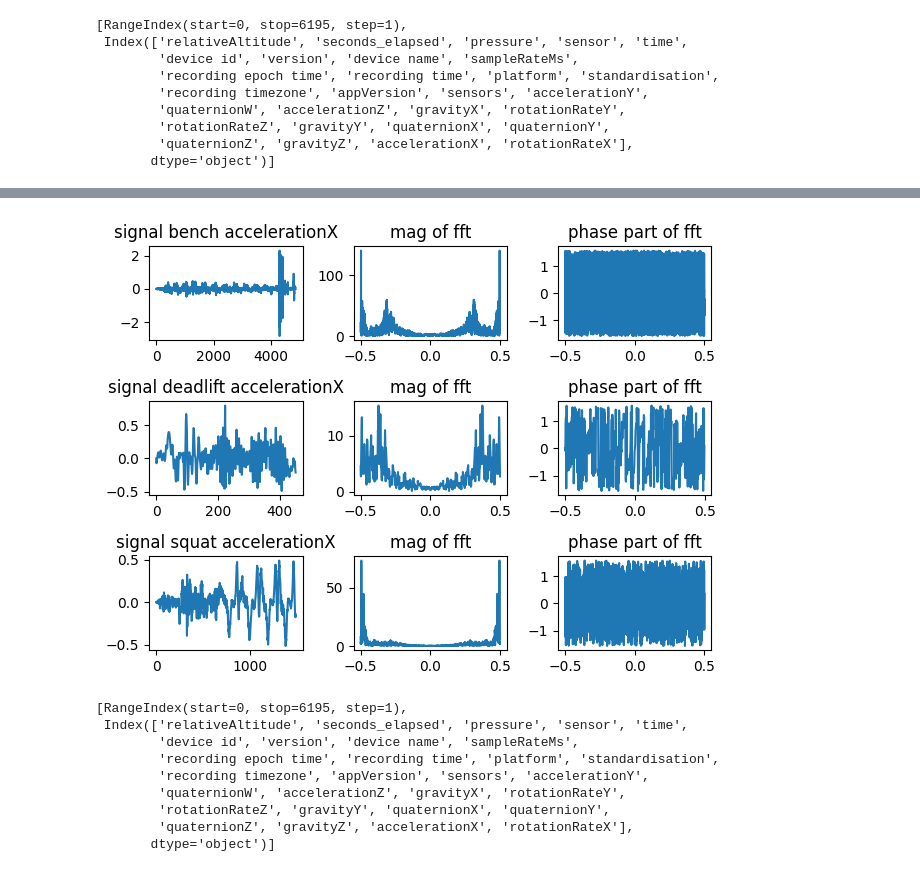
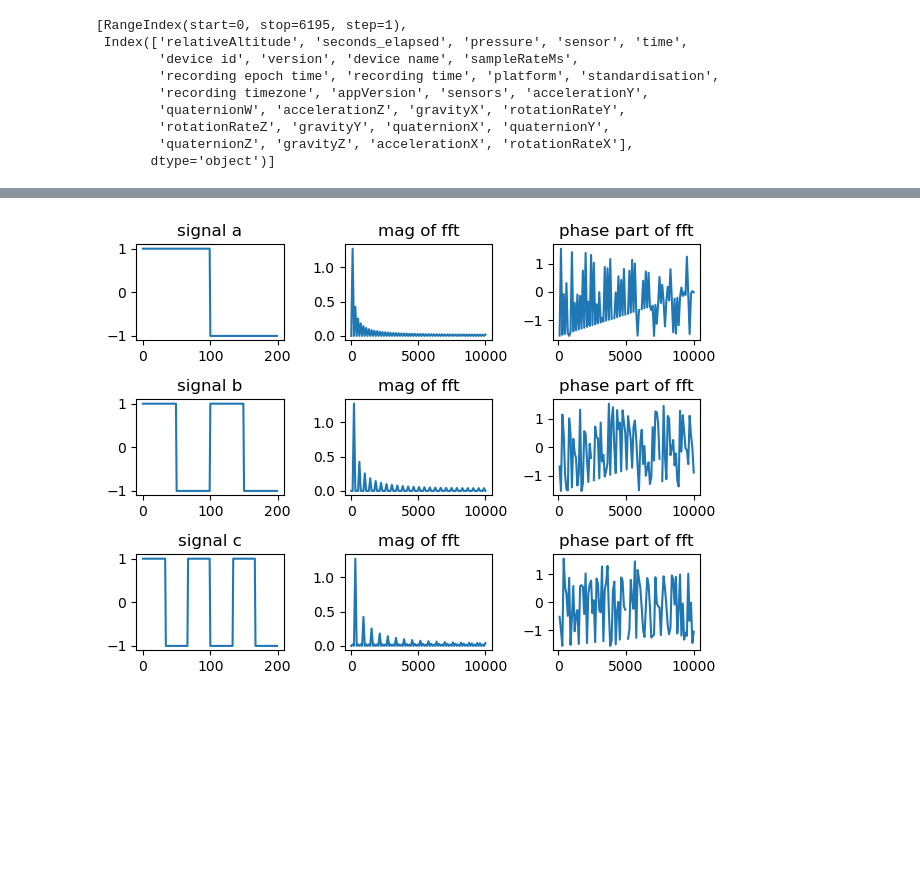
Before and after one commit to NealC17/senior_design, a Jupyter notebook: real_data.ipynb, the cells around one changed output, grey strips where cells are left out. Drawn from its saved outputs; the diff is of its cells as text; code cells hidden in the pictures; blank space fills up the shorter version.

```diff
--- a/real_data.ipynb
+++ b/real_data.ipynb
@@ -169,19 +163,17 @@ compare_all(2, 1, 2, 'gravityY')
 # %%
-compare_all(2, 0, 2, 'accelerationX')
+#compare_all(2, 0, 2, 'accelerationX')
-# %% [output]
-[figure, removed]
 # %%
-ax
+Fs = 20000 #must be at minimum 2x the signal freq
+tstep = 1/Fs
+f0 = 100
+N = int(Fs / f0)
+t = np.linspace(0, (N-1)*tstep, N) #time domain domain
+plot_fft_against_eachother(pd.Series(signal.square(2 * np.pi * f0 * t)),
+                          pd.Series(signal.square(4 * np.pi * f0 * t)),
+                          pd.Series(signal.square(6 * np.pi * f0 * t)),
+                          'abc')
 # %% [output]
-[RangeIndex(start=0, stop=6195, step=1),
- Index(['relativeAltitude', 'seconds_elapsed', 'pressure', 'sensor', 'time',
-        'device id', 'version', 'device name', 'sampleRateMs',
-        'recording epoch time', 'recording time', 'platform', 'standardisation',
-        'recording timezone', 'appVersion', 'sensors', 'accelerationY',
-        'quaternionW', 'accelerationZ', 'gravityX', 'rotationRateY',
-        'rotationRateZ', 'gravityY', 'quaternionX', 'quaternionY',
-        'quaternionZ', 'gravityZ', 'accelerationX', 'rotationRateX'],
-       dtype='object')]
+[figure, added]
 # %%
 def plot_all_data(bench, label):
     i = 1
```
Also changed, not shown: parts of 11 cells of this notebook, 1 other file.
